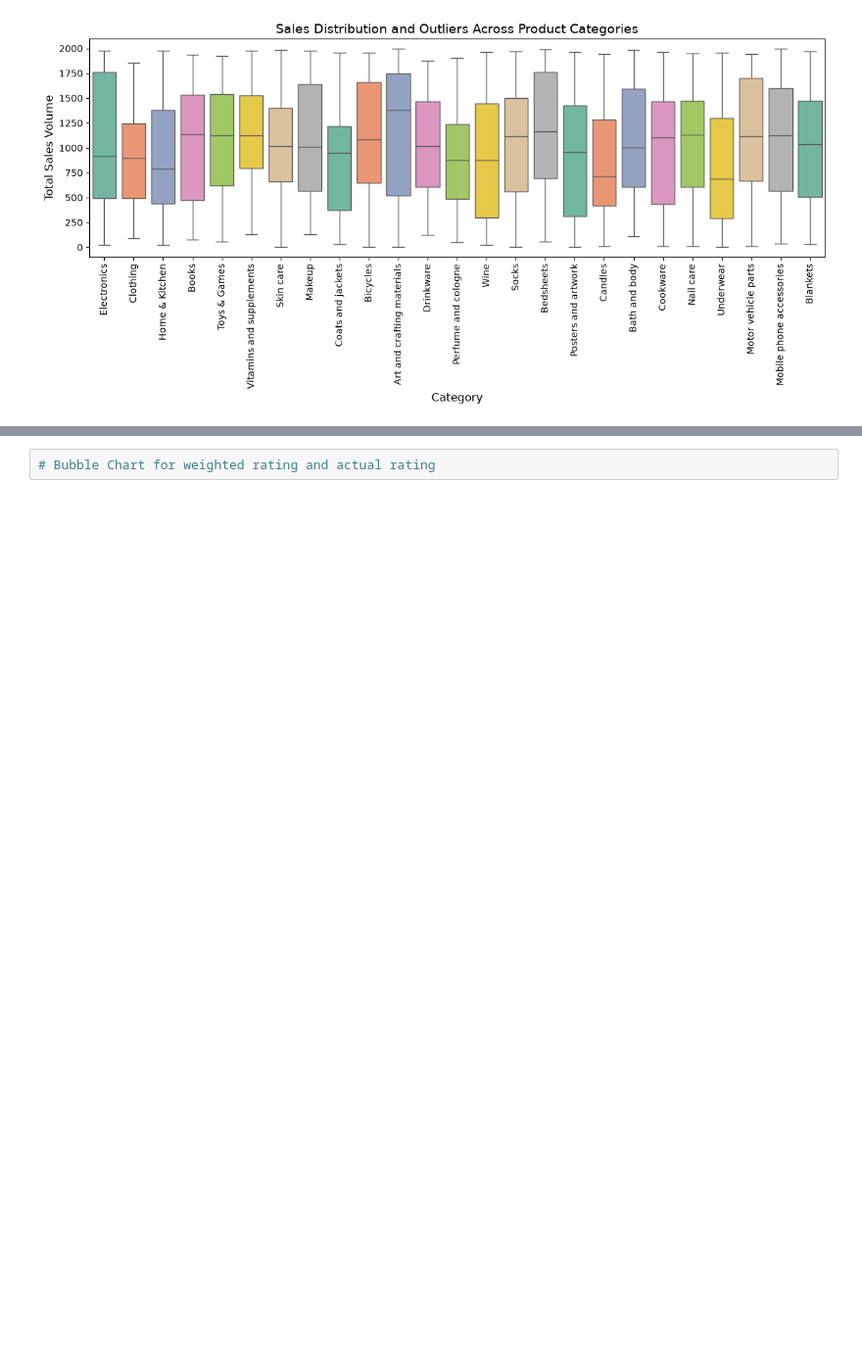
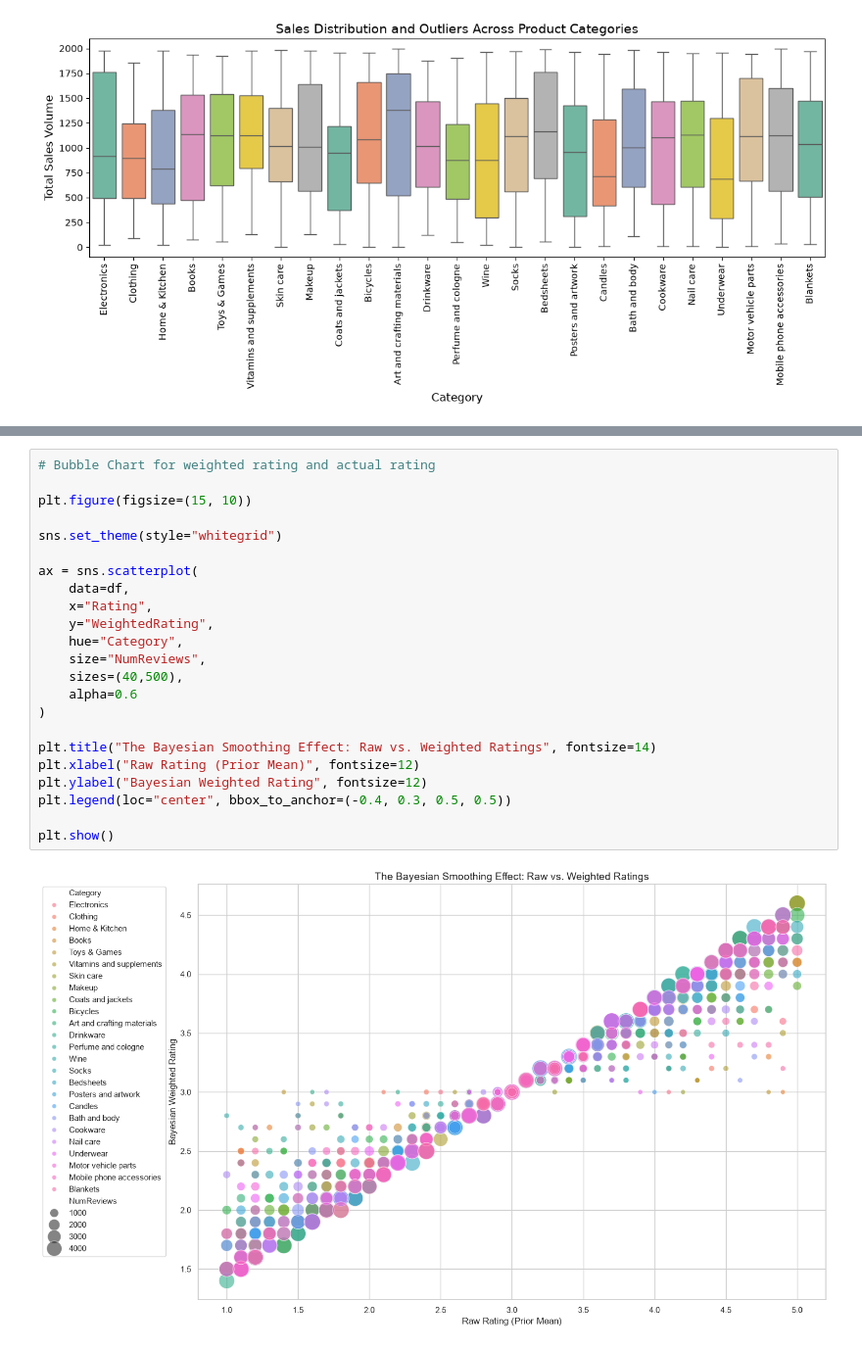
Before and after one commit to Reyal335/SQL-and-EDA--E-Commerce-Business-Questions, a Jupyter notebook: notebooks/01_EDA.ipynb, the cells around one changed output, grey strips where cells are left out. Shown at 98% size. Cells and saved outputs as stored; diff of their text form; blank space fills up the shorter version.

Commit message:
raw and weighted rating bubble chart

```diff
--- a/notebooks/01_EDA.ipynb
+++ b/notebooks/01_EDA.ipynb
@@ -160,2 +160,25 @@ TypeError: cannot unpack non-iterable Figure object
 # %%
 # Bubble Chart for weighted rating and actual rating
+
+plt.figure(figsize=(15, 10))
+
+sns.set_theme(style="whitegrid")
+
+ax = sns.scatterplot(
+    data=df,
+    x="Rating",
+    y="WeightedRating",
+    hue="Category",
+    size="NumReviews",
+    sizes=(40,500),
+    alpha=0.6
+)
+
+plt.title("The Bayesian Smoothing Effect: Raw vs. Weighted Ratings", fontsize=14)
+plt.xlabel("Raw Rating (Prior Mean)", fontsize=12)
+plt.ylabel("Bayesian Weighted Rating", fontsize=12)
+plt.legend(loc="center", bbox_to_anchor=(-0.4, 0.3, 0.5, 0.5))
+
+plt.show()
+# %% [output]
+[figure, added]
```
Also changed, not shown: parts of 1 cell of this notebook.
